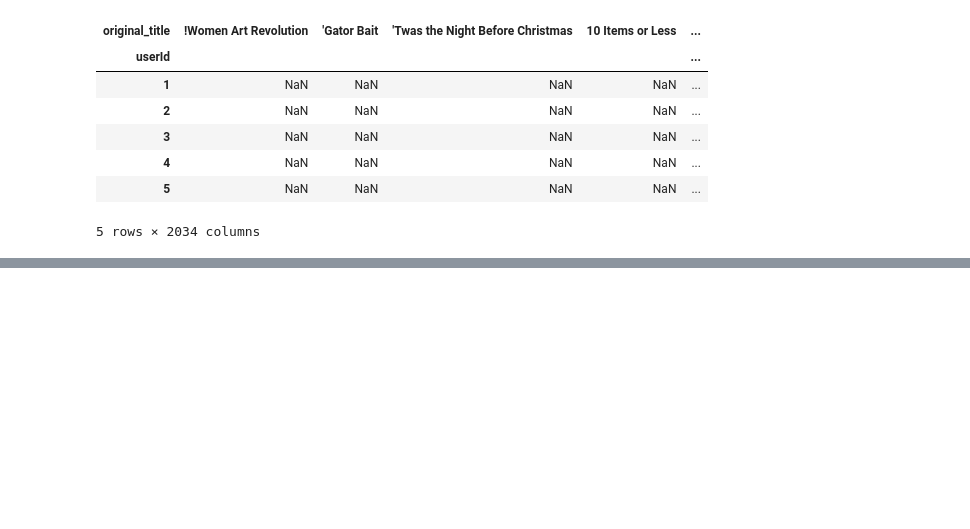
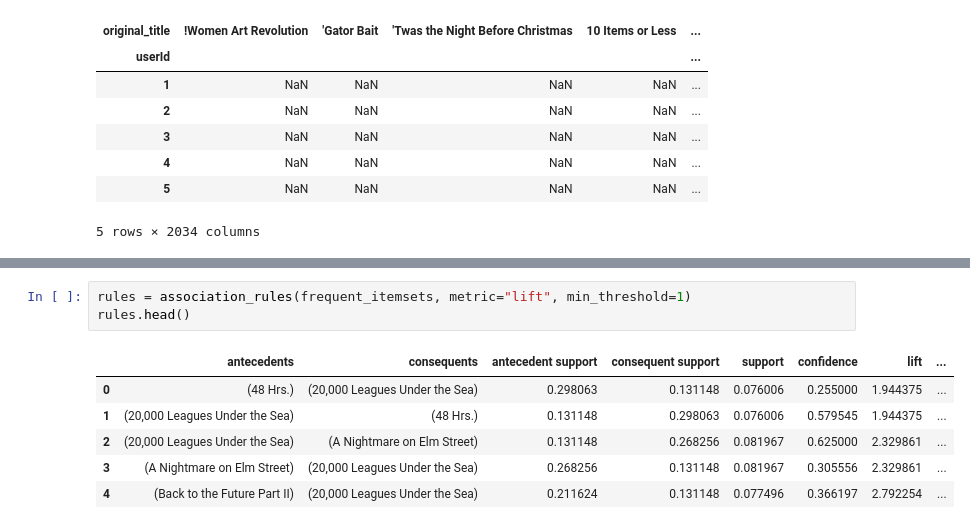
Before and after one commit to vkrit/fundamental-data-science-python, a Jupyter notebook: Workshop#11.ipynb, the cells around one changed output, grey strips where cells are left out. Cells and saved outputs as stored; diff of their text form; blank space fills up the shorter version.

```diff
--- a/Workshop#11.ipynb
+++ b/Workshop#11.ipynb
@@ -66,0 +86,10 @@ ValueError: The allowed values for a DataFrame are True, False, 0, 1. Found valu
+# %%
+rules = association_rules(frequent_itemsets, metric="lift", min_threshold=1)
+rules.head()
+# %% [output]
+|  | antecedents | consequents | antecedent support | consequent support | support | confidence | lift | ... |
+| 0 | (48 Hrs.) | (20,000 Leagues Under the Sea) | 0.298063 | 0.131148 | 0.076006 | 0.255000 | 1.944375 | ... |
+| 1 | (20,000 Leagues Under the Sea) | (48 Hrs.) | 0.131148 | 0.298063 | 0.076006 | 0.579545 | 1.944375 | ... |
+| 2 | (20,000 Leagues Under the Sea) | (A Nightmare on Elm Street) | 0.131148 | 0.268256 | 0.081967 | 0.625000 | 2.329861 | ... |
+| 3 | (A Nightmare on Elm Street) | (20,000 Leagues Under the Sea) | 0.268256 | 0.131148 | 0.081967 | 0.305556 | 2.329861 | ... |
+| 4 | (Back to the Future Part II) | (20,000 Leagues Under the Sea) | 0.211624 | 0.131148 | 0.077496 | 0.366197 | 2.792254 | ... |
```
Also changed, not shown: parts of 5 cells of this notebook.
